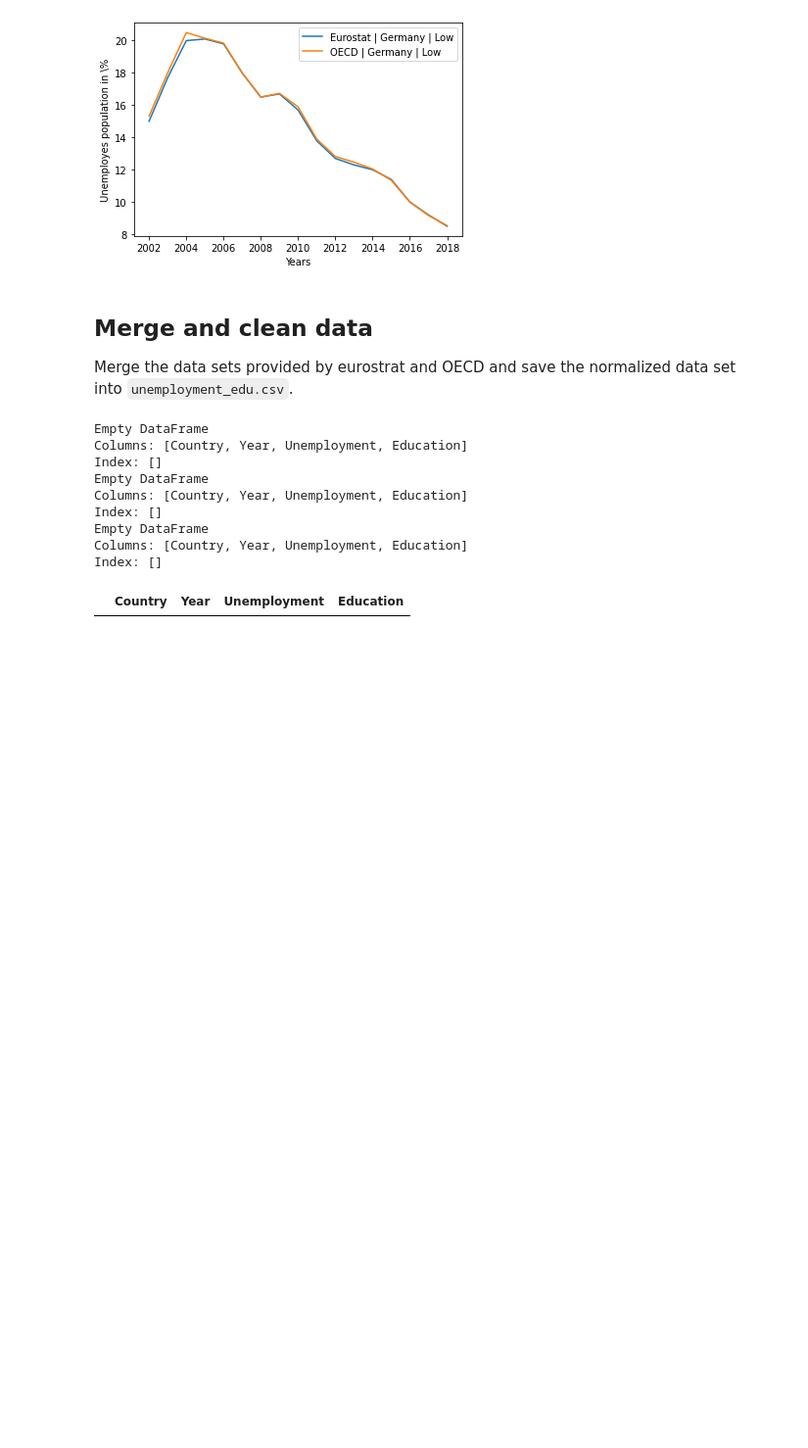
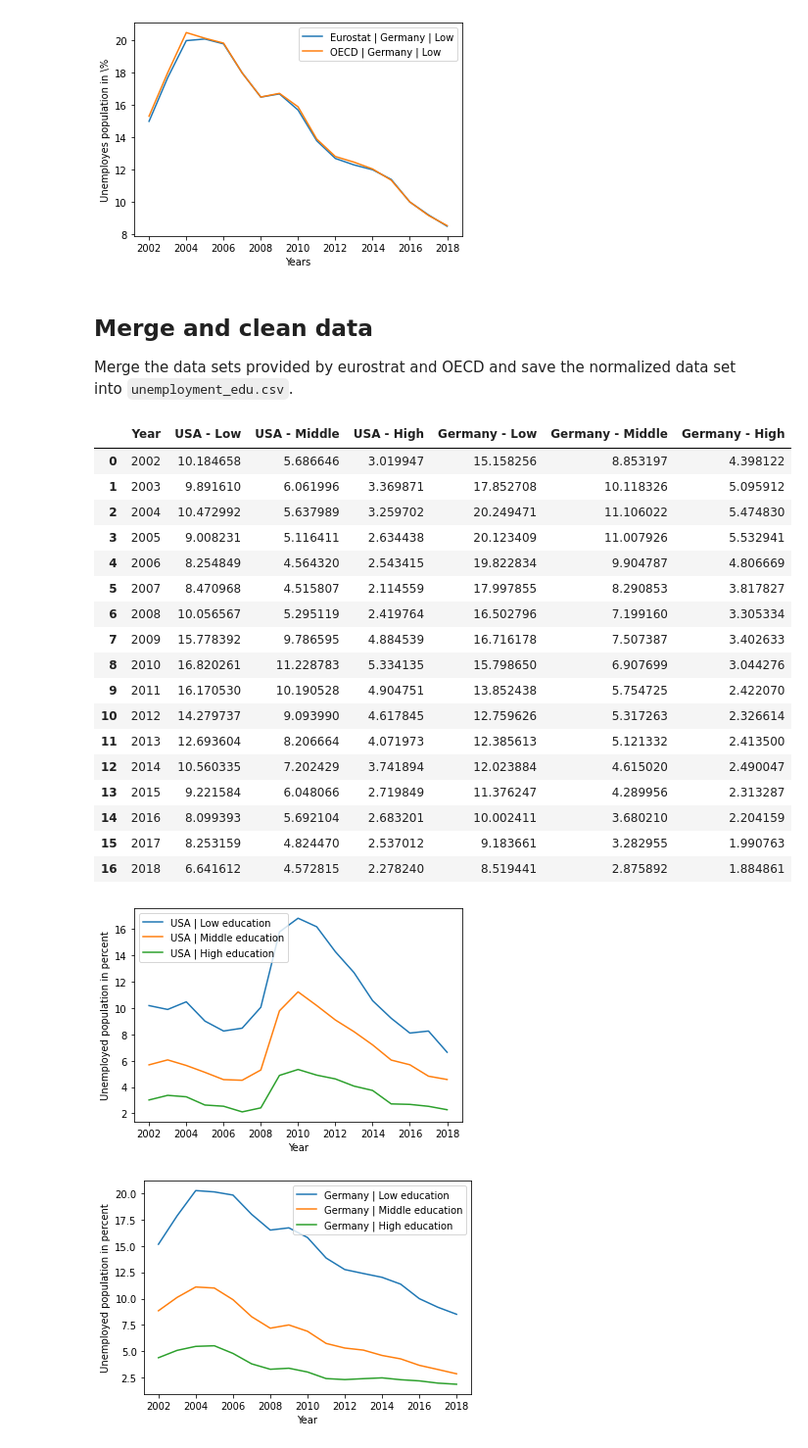
Before and after one commit to JanTSV/DataScience, a Jupyter notebook: examTask/main.ipynb, the cells around one changed output. Shown at 98% size. Drawn from its saved outputs; the diff is of its cells as text; code cells hidden in the pictures; blank space fills up the shorter version.

```diff
--- a/examTask/main.ipynb
+++ b/examTask/main.ipynb
@@ -160,15 +161,32 @@ Merge the data sets provided by eurostrat and OECD and save the normalized data
 # %%
 # Extracting, cleaning and merging data is done by the following helper function:
 clean_data = merge_and_clean_data(eurostat_data, oecd_data)
 display(clean_data)
+
+# Save data to CSV file
+clean_data.to_csv("unemployment_edu.csv")
+
+# Plot data
+plot_data(clean_data, "USA")
+plot_data(clean_data, "Germany")
 # %% [output]
-Empty DataFrame
-Columns: [Country, Year, Unemployment, Education]
-Index: []
-Empty DataFrame
-Columns: [Country, Year, Unemployment, Education]
-Index: []
-Empty DataFrame
-Columns: [Country, Year, Unemployment, Education]
-Index: []
-|  | Country | Year | Unemployment | Education |
+|  | Year | USA - Low | USA - Middle | USA - High | Germany - Low | Germany - Middle | Germany - High |
+| 0 | 2002 | 10.184658 | 5.686646 | 3.019947 | 15.158256 | 8.853197 | 4.398122 |
+| 1 | 2003 | 9.891610 | 6.061996 | 3.369871 | 17.852708 | 10.118326 | 5.095912 |
+| 2 | 2004 | 10.472992 | 5.637989 | 3.259702 | 20.249471 | 11.106022 | 5.474830 |
+| 3 | 2005 | 9.008231 | 5.116411 | 2.634438 | 20.123409 | 11.007926 | 5.532941 |
+| 4 | 2006 | 8.254849 | 4.564320 | 2.543415 | 19.822834 | 9.904787 | 4.806669 |
+| 5 | 2007 | 8.470968 | 4.515807 | 2.114559 | 17.997855 | 8.290853 | 3.817827 |
+| 6 | 2008 | 10.056567 | 5.295119 | 2.419764 | 16.502796 | 7.199160 | 3.305334 |
+| 7 | 2009 | 15.778392 | 9.786595 | 4.884539 | 16.716178 | 7.507387 | 3.402633 |
+| 8 | 2010 | 16.820261 | 11.228783 | 5.334135 | 15.798650 | 6.907699 | 3.044276 |
+| 9 | 2011 | 16.170530 | 10.190528 | 4.904751 | 13.852438 | 5.754725 | 2.422070 |
+| 10 | 2012 | 14.279737 | 9.093990 | 4.617845 | 12.759626 | 5.317263 | 2.326614 |
+| 11 | 2013 | 12.693604 | 8.206664 | 4.071973 | 12.385613 | 5.121332 | 2.413500 |
+| 12 | 2014 | 10.560335 | 7.202429 | 3.741894 | 12.023884 | 4.615020 | 2.490047 |
+| 13 | 2015 | 9.221584 | 6.048066 | 2.719849 | 11.376247 | 4.289956 | 2.313287 |
+| 14 | 2016 | 8.099393 | 5.692104 | 2.683201 | 10.002411 | 3.680210 | 2.204159 |
+| 15 | 2017 | 8.253159 | 4.824470 | 2.537012 | 9.183661 | 3.282955 | 1.990763 |
+| 16 | 2018 | 6.641612 | 4.572815 | 2.278240 | 8.519441 | 2.875892 | 1.884861 |
+[figure, added]
+[figure, added]
```
Also changed, not shown: parts of 5 cells of this notebook, 3 other files.
